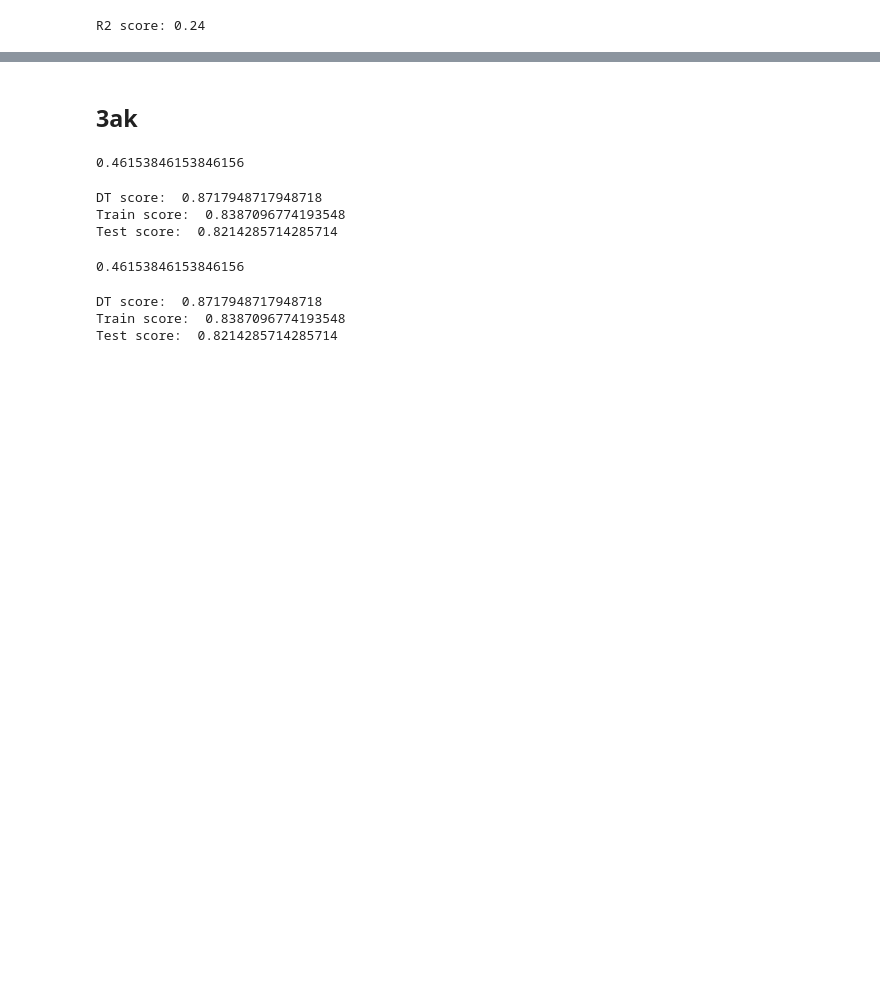
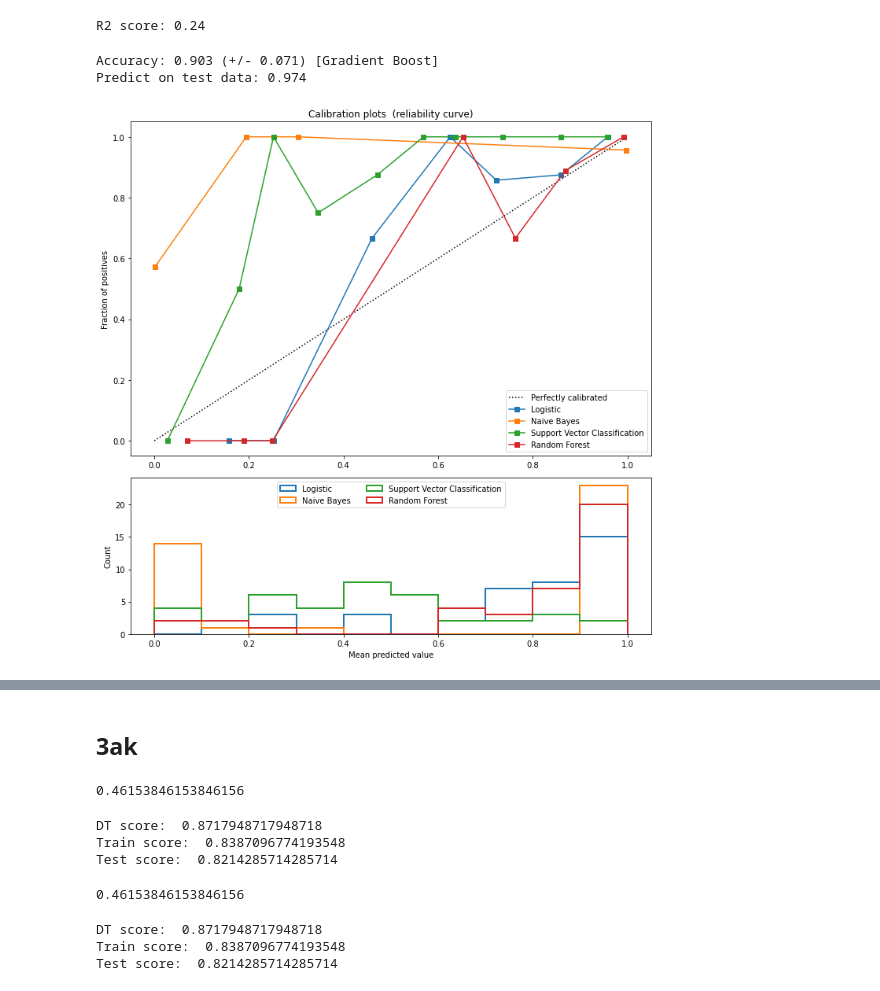
Before and after one commit to he16946/Assignment2020, a Jupyter notebook: Assignment2020.ipynb, the cells around one changed output, grey strips where cells are left out. Cells and saved outputs as stored; diff of their text form; code cells hidden in the pictures; blank space fills up the shorter version.

```diff
--- a/Assignment2020.ipynb
+++ b/Assignment2020.ipynb
@@ -290,3 +290,78 @@ from sklearn.metrics import r2_score
 print('R2 score: {:.2f}'.format(r2_score(y_test, y_pred)))
 # %% [output]
 R2 score: 0.24
+# %%
+from sklearn.ensemble import BaggingClassifier
+from sklearn.neighbors import KNeighborsClassifier
+bagging = BaggingClassifier(KNeighborsClassifier(),
+                            max_samples=0.6, max_features=0.6)
+
+bagging.fit(x_train, y_train)
+
+scores = cross_val_score(bagging, x_train, y_train, scoring='accuracy', cv=7)
+print("Accuracy: %0.3f (+/- %0.3f) [%s]" % (scores.mean(), scores.std(), label))
+predict_scores = accuracy_score(y_test,bagging.predict(x_test))
+print("Predict on test data: %0.3f" % predict_scores)
+# %% [output]
+Accuracy: 0.903 (+/- 0.071) [Gradient Boost]
+Predict on test data: 0.974
+# %%
+import numpy as np
+np.random.seed(0)
+
+import matplotlib.pyplot as plt
+
+from sklearn import datasets
+from sklearn.naive_bayes import GaussianNB
+from sklearn.linear_model import LogisticRegression
+from sklearn.ensemble import RandomForestClassifier
+from sklearn.svm import LinearSVC
+from sklearn.calibration import calibration_curve
+
+# Create classifiers
+lr = LogisticRegression()
+gnb = GaussianNB()
+svc = LinearSVC(C=1.0)
+rfc = RandomForestClassifier()
+
+# #############################################################################
+# Plot calibration plots
+
+plt.figure(figsize=(10, 10))
+ax1 = plt.subplot2grid((3, 1), (0, 0), rowspan=2)
+ax2 = plt.subplot2grid((3, 1), (2, 0))
+
+ax1.plot([0, 1], [0, 1], "k:", label="Perfectly calibrated")
+for clf, name in [(lr, 'Logistic'),
+                  (gnb, 'Naive Bayes'),
+                  (svc, 'Support Vector Classification'),
+                  (rfc, 'Random Forest')]:
+    clf.fit(x_train, y_train)
+    if hasattr(clf, "predict_proba"):
+        prob_pos = clf.predict_proba(x_test)[:, 1]
+    else:  # use decision function
+        prob_pos = clf.decision_function(x_test)
+        prob_pos = \
+            (prob_pos - prob_pos.min()) / (prob_pos.max() - prob_pos.min())
+    fraction_of_positives, mean_predicted_value = \
+        calibration_curve(y_test, prob_pos, n_bins=10)
+
+    ax1.plot(mean_predicted_value, fraction_of_positives, "s-",
+             label="%s" % (name, ))
+
+    ax2.hist(prob_pos, range=(0, 1), bins=10, label=name,
+             histtype="step", lw=2)
+
+ax1.set_ylabel("Fraction of positives")
+ax1.set_ylim([-0.05, 1.05])
+ax1.legend(loc="lower right")
+ax1.set_title('Calibration plots  (reliability curve)')
+
+ax2.set_xlabel("Mean predicted value")
+ax2.set_ylabel("Count")
+ax2.legend(loc="upper center", ncol=2)
+
+plt.tight_layout()
+plt.show()
+# %% [output]
+[figure, added]
```
Also changed, not shown: parts of 4 cells of this notebook.
